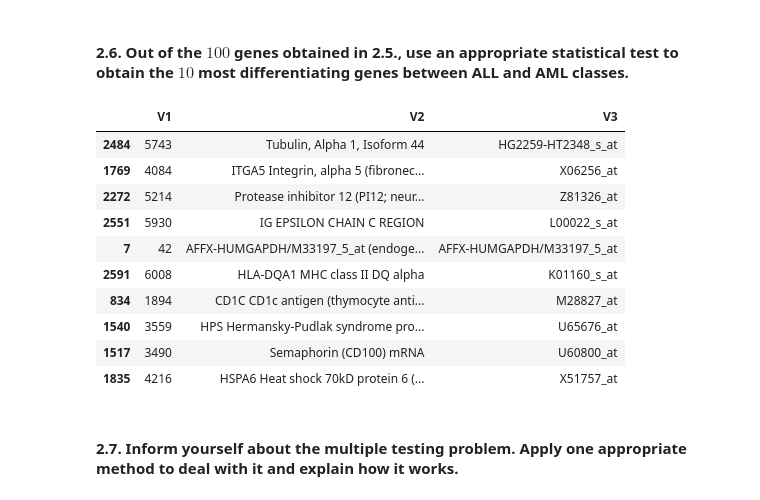
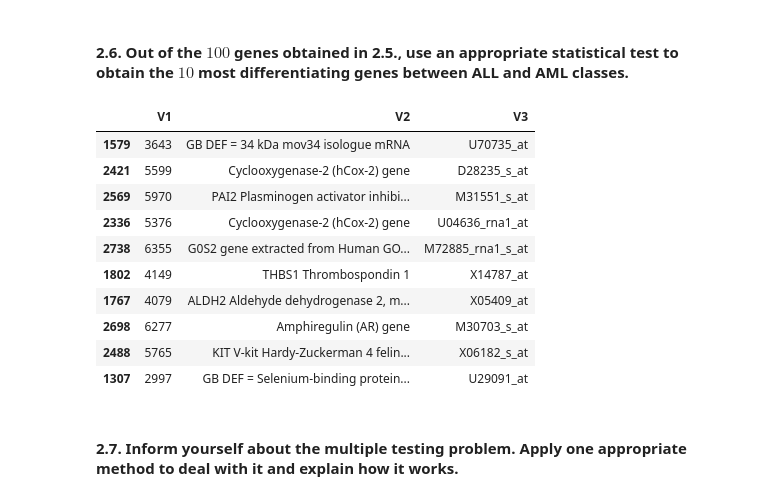
Before and after one commit to FabriceBeaumont/MA-INF_4216_Biomedical_DS_and_AI, a Jupyter notebook: Sheet3/Assignment3_Solutions.ipynb, the cells around one changed output. Saved outputs shown, nothing was run; the diff lists cells and outputs as text; code cells hidden in the pictures.

```diff
--- a/Sheet3/Assignment3_Solutions.ipynb
+++ b/Sheet3/Assignment3_Solutions.ipynb
@@ -289,42 +301,41 @@ gene_names.loc[gene_ids]
 # %% [markdown]
 #### 2.6. Out of the $100$ genes obtained in 2.5., use an appropriate statistical test to obtain the $10$ most differentiating genes between ALL and AML classes.
 # %%
-# Applying Mann Whitney Rank test on genes(top 100) which are not normally distributed
-# perform two sampled student t-test for each gene
+# Applying Mann Whitney test on genes(top 100) which are not normally distributed
 
-# create array to store t-test results for each gene
+# create array to store mann-test results for each gene
 mann_test_result = np.zeros( (100, 3) )
 
 # gene_ids contains index/id of genes which are not normally distributed
 for i in np.arange(100, dtype=int):
 
     a = all_sample_dataframe.loc[gene_ids[i]][:]
     b = aml_sample_dataframe.loc[gene_ids[i]][:]
 
     mann_test_result[i][0] = gene_ids[i] # gene id
     ( mann_test_result[i][1],  mann_test_result[i][2] ) = mannwhitneyu(a, b) # test result
 
 mann_test_result_dataframe = pd.DataFrame( mann_test_result, columns = ['gene', 't-statistic', 'p-value' ] )
 
 # 10 most differentiating genes b/w ALL and AML
 # sorting results based on p-value
-result = mann_test_result_dataframe.sort_values(by= 'p-value', ascending=False)
+result = mann_test_result_dataframe.sort_values(by= 'p-value', ascending=True)
 
 # printing top 10 most differentiating genes
 gene_ids = np.array(result[:10]['gene'], dtype = int)
 gene_names.loc[gene_ids]
 # %% [output]
 |  | V1 | V2 | V3 |
-| 2484 | 5743 | Tubulin, Alpha 1, Isoform 44 | HG2259-HT2348_s_at |
-| 1769 | 4084 | ITGA5 Integrin, alpha 5 (fibronec... | X06256_at |
-| 2272 | 5214 | Protease inhibitor 12 (PI12; neur... | Z81326_at |
-| 2551 | 5930 | IG EPSILON CHAIN C REGION | L00022_s_at |
-| 7 | 42 | AFFX-HUMGAPDH/M33197_5_at (endoge... | AFFX-HUMGAPDH/M33197_5_at |
-| 2591 | 6008 | HLA-DQA1 MHC class II DQ alpha | K01160_s_at |
-| 834 | 1894 | CD1C CD1c antigen (thymocyte anti... | M28827_at |
-| 1540 | 3559 | HPS Hermansky-Pudlak syndrome pro... | U65676_at |
-| 1517 | 3490 | Semaphorin (CD100) mRNA | U60800_at |
-| 1835 | 4216 | HSPA6 Heat shock 70kD protein 6 (... | X51757_at |
+| 1579 | 3643 | GB DEF = 34 kDa mov34 isologue mRNA | U70735_at |
+| 2421 | 5599 | Cyclooxygenase-2 (hCox-2) gene | D28235_s_at |
+| 2569 | 5970 | PAI2 Plasminogen activator inhibi... | M31551_s_at |
+| 2336 | 5376 | Cyclooxygenase-2 (hCox-2) gene | U04636_rna1_at |
+| 2738 | 6355 | G0S2 gene extracted from Human GO... | M72885_rna1_s_at |
+| 1802 | 4149 | THBS1 Thrombospondin 1 | X14787_at |
+| 1767 | 4079 | ALDH2 Aldehyde dehydrogenase 2, m... | X05409_at |
+| 2698 | 6277 | Amphiregulin (AR) gene | M30703_s_at |
+| 2488 | 5765 | KIT V-kit Hardy-Zuckerman 4 felin... | X06182_s_at |
+| 1307 | 2997 | GB DEF = Selenium-binding protein... | U29091_at |
 # %% [markdown]
 #### 2.7. Inform yourself about the multiple testing problem. Apply one appropriate method to deal with it and explain how it works.
 # %% [markdown]
```
Also changed, not shown: parts of 14 cells of this notebook.
